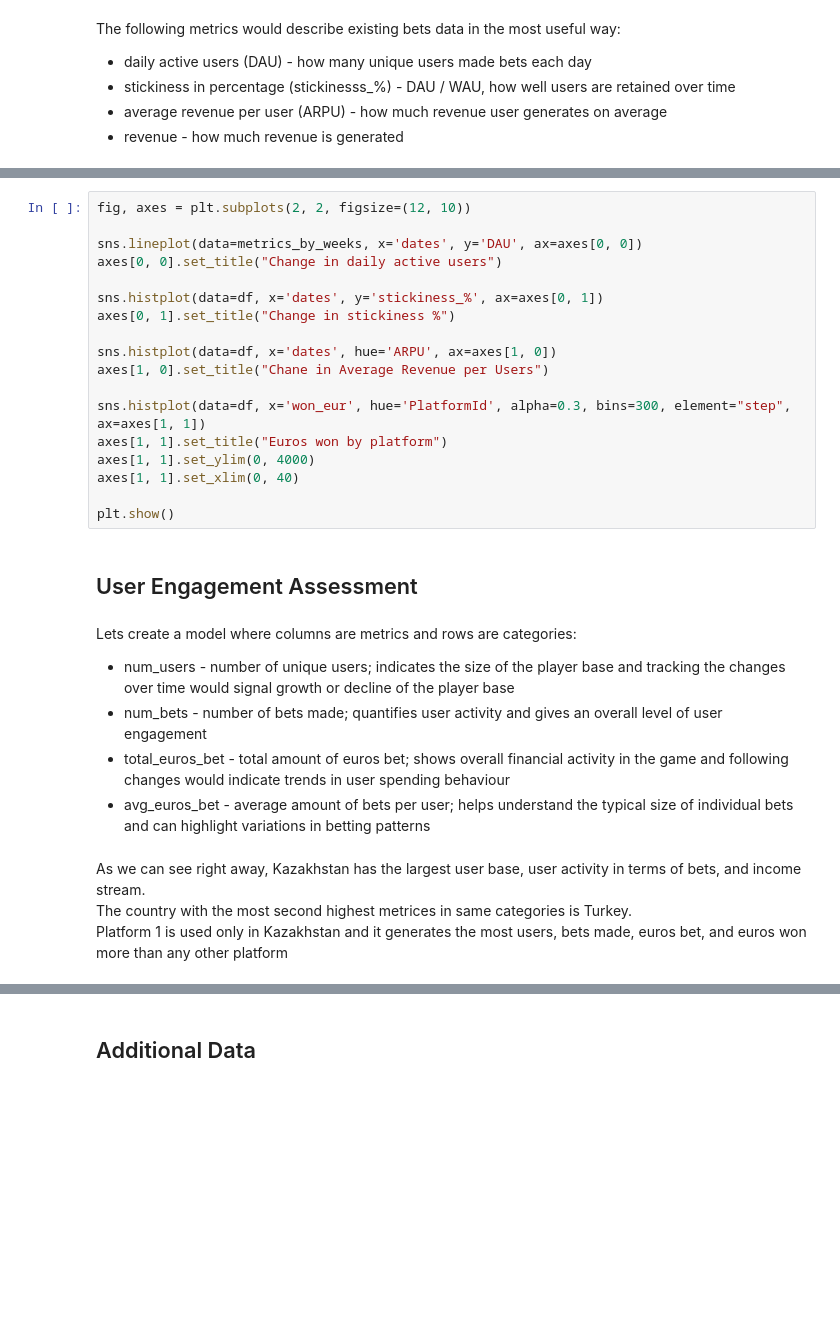
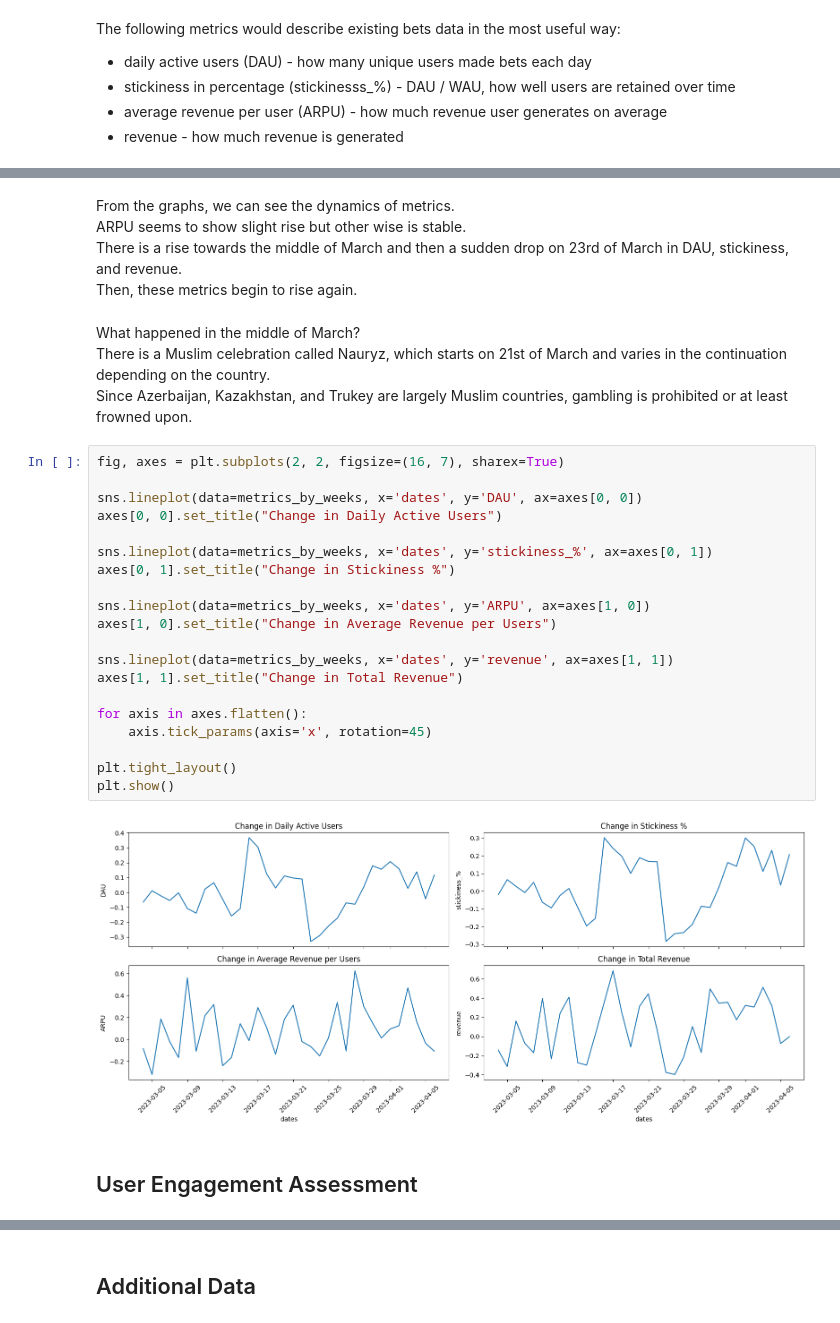
Before and after one commit to stasbub/seed, a Jupyter notebook: src/Aviatrix/aviatrix.ipynb, the cells around one changed output, grey strips where cells are left out. Drawn from its saved outputs; the diff is of its cells as text; blank space fills up the shorter version.

```diff
--- a/src/Aviatrix/aviatrix.ipynb
+++ b/src/Aviatrix/aviatrix.ipynb
@@ -216,30 +220,33 @@ See the caveats in the documentation: https://pandas.pydata.org/pandas-docs/stab
+# %% [markdown]
+From the graphs, we can see the dynamics of metrics. \
+ARPU seems to show slight rise but other wise is stable. \
+There is a rise towards the middle of March and then a sudden drop on 23rd of March in DAU, stickiness, and revenue. \
+Then, these metrics begin to rise again.
+# %% [markdown]
+What happened in the middle of March? \
+There is a Muslim celebration called Nauryz, which starts on 21st of March and varies in the continuation depending on the country. \
+Since Azerbaijan, Kazakhstan, and Trukey are largely Muslim countries, gambling is prohibited or at least frowned upon.
 # %%
-fig, axes = plt.subplots(2, 2, figsize=(12, 10))
+fig, axes = plt.subplots(2, 2, figsize=(16, 7), sharex=True)
 
 sns.lineplot(data=metrics_by_weeks, x='dates', y='DAU', ax=axes[0, 0])
-axes[0, 0].set_title("Change in daily active users")
+axes[0, 0].set_title("Change in Daily Active Users")
 
-sns.histplot(data=df, x='dates', y='stickiness_%', ax=axes[0, 1])
-axes[0, 1].set_title("Change in stickiness %")
+sns.lineplot(data=metrics_by_weeks, x='dates', y='stickiness_%', ax=axes[0, 1])
+axes[0, 1].set_title("Change in Stickiness %")
 
-sns.histplot(data=df, x='dates', hue='ARPU', ax=axes[1, 0])
-axes[1, 0].set_title("Chane in Average Revenue per Users")
+sns.lineplot(data=metrics_by_weeks, x='dates', y='ARPU', ax=axes[1, 0])
+axes[1, 0].set_title("Change in Average Revenue per Users")
 
-sns.histplot(data=df, x='won_eur', hue='PlatformId', alpha=0.3, bins=300, element="step", ax=axes[1, 1])
-axes[1, 1].set_title("Euros won by platform")
-axes[1, 1].set_ylim(0, 4000)
-axes[1, 1].set_xlim(0, 40)
+sns.lineplot(data=metrics_by_weeks, x='dates', y='revenue', ax=axes[1, 1])
+axes[1, 1].set_title("Change in Total Revenue")
 
+for axis in axes.flatten():
+    axis.tick_params(axis='x', rotation=45)
+
+plt.tight_layout()
 plt.show()
+# %% [output]
+[figure, added]
 # %% [markdown]
 ## User Engagement Assessment
-# %% [markdown]
-Lets create a model where columns are metrics and rows are categories:
-- num_users - number of unique users; indicates the size of the player base and tracking the changes over time would signal growth or decline of the player base
-- num_bets - number of bets made; quantifies user activity and gives an overall level of user engagement
-- total_euros_bet - total amount of euros bet; shows overall financial activity in the game and following changes would indicate trends in user spending behaviour
-- avg_euros_bet - average amount of bets per user; helps understand the typical size of individual bets and can highlight variations in betting patterns
-# %% [markdown]
-As we can see right away, Kazakhstan has the largest user base, user activity in terms of bets, and income stream. \
-The country with the most second highest metrices in same categories is Turkey. \
-Platform 1 is used only in Kazakhstan and it generates the most users, bets made, euros bet, and euros won more than any other platform
```
Also changed, not shown: parts of 7 cells of this notebook.
